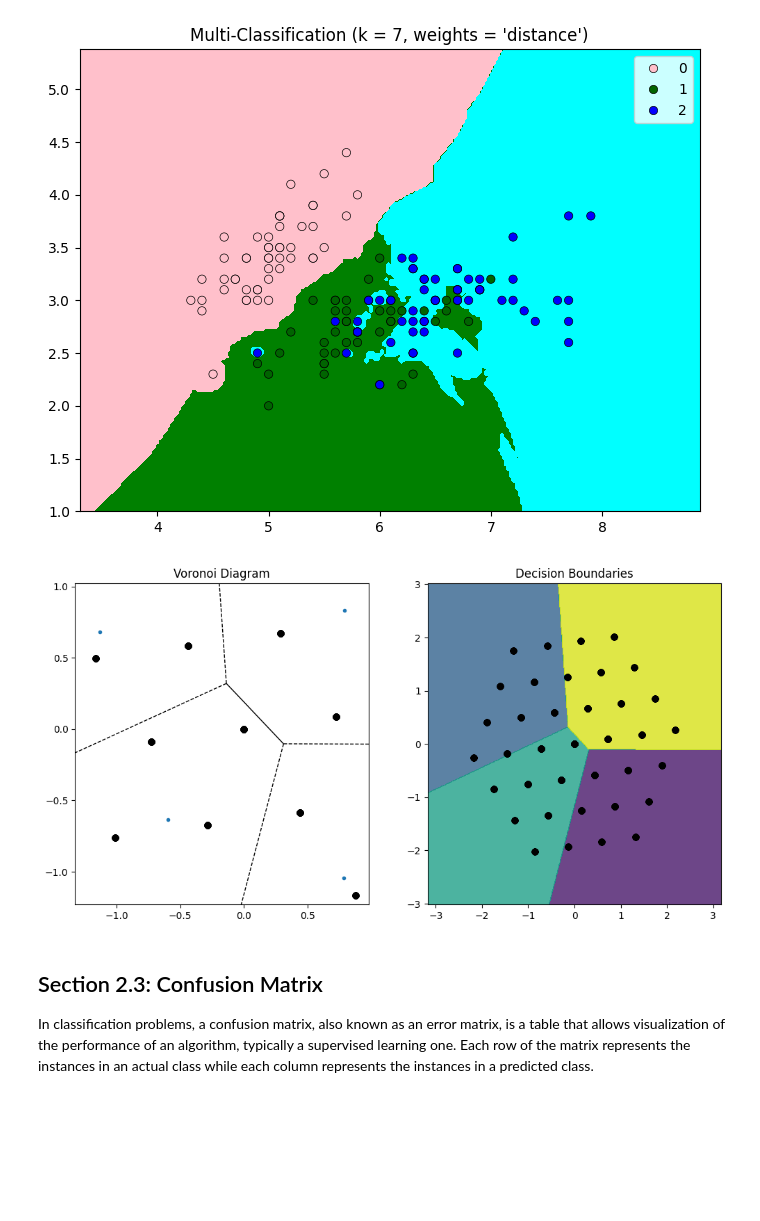
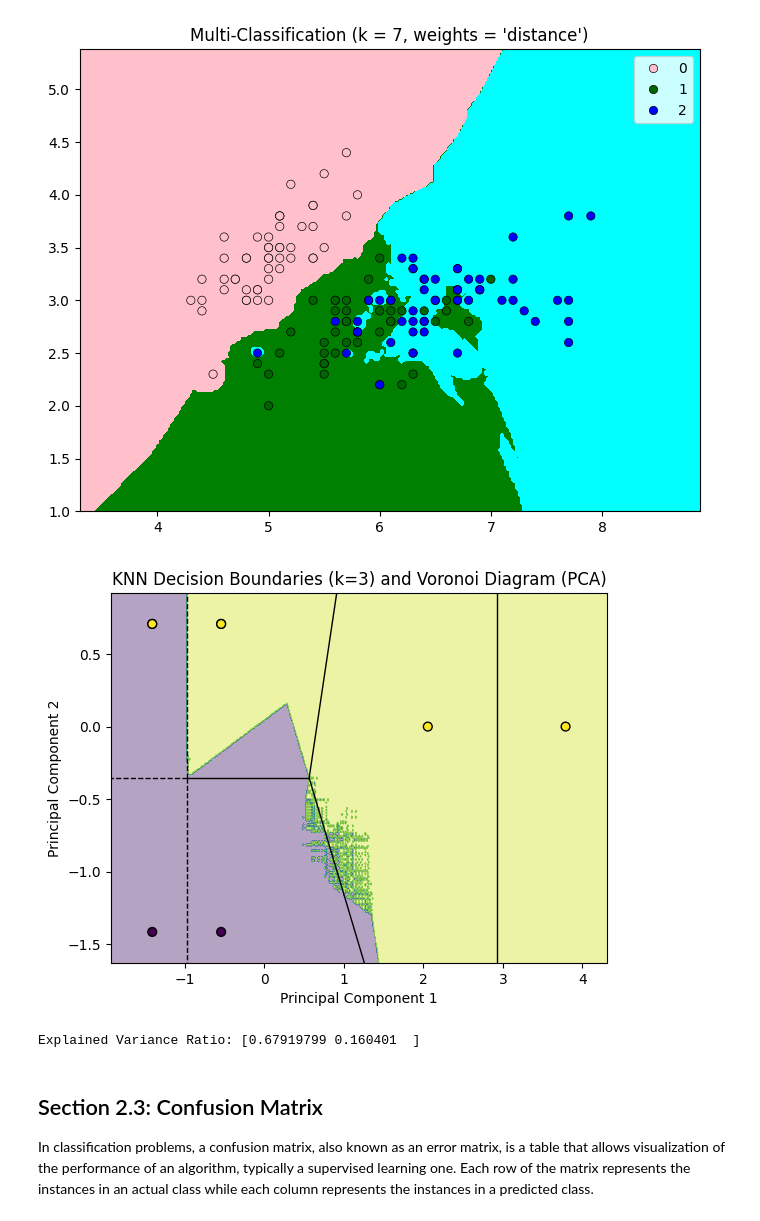
Before and after one commit to Arun2565/FMML_Projects_And_Labs, a Jupyter notebook: AIML_Module_3_Lab_2_Implementing_KNN_from_scratch_and_visualize_Algorithm_performance.ipynb, the cells around one changed output. Drawn from its saved outputs; the diff is of its cells as text; code cells hidden in the pictures; blank space fills up the shorter version.

```diff
--- a/AIML_Module_3_Lab_2_Implementing_KNN_from_scratch_and_visualize_Algorithm_performance.ipynb
+++ b/AIML_Module_3_Lab_2_Implementing_KNN_from_scratch_and_visualize_Algorithm_performance.ipynb
@@ -398,57 +339,54 @@ decision_boundary_plot(x_pts,y_pts,7)
 # %%
 ## TASK-2
 ## In the above cells, we saw the Voronoi diagram of the data and plotted the KNN decision boundaries
 ## by only considering two attributes of the dataset. You must be already familiar with PCA.
 ## Apply PCA on the dataset above to reduce it to two dimensions.
 ## Plot the Voronoi diagram and Decision boundaries after that.
-
-# Step 1: Import the required libraries to perform PCA
 import numpy as np
 import matplotlib.pyplot as plt
-from sklearn.preprocessing import StandardScaler
+from sklearn.neighbors import KNeighborsClassifier
 from sklearn.decomposition import PCA
-from sklearn.cluster import KMeans
 from scipy.spatial import Voronoi, voronoi_plot_2d
 
+# Sample Data (replace with your actual data)
+X = np.array([[1, 2, 3], [2, 3, 1], [3, 1, 2], [4, 4, 4], [5, 5, 5], [1.5, 2.5, 3.5], [2.5, 3.5, 1.5], [3.5, 1.5, 2.5]])  # 3 features
+y = np.array([0, 0, 1, 1, 1, 0, 0, 1])
 
-# Step 2: Standardize the data
-scaler = StandardScaler()
-X_scaled = scaler.fit_transform(X)
+# Apply PCA to reduce to 2 dimensions
+pca = PCA(n_components=2)
+X_pca = pca.fit_transform(X)
 
-# Step 3: Apply PCA to reduce to two dimensions
-pca = PCA(n_components=2)
-Z_pca = pca.fit_transform(X_scaled)
+# Train KNN classifier on the PCA-transformed data
+k = 3  # Example value for k
+knn = KNeighborsClassifier(n_neighbors=k)
+knn.fit(X_pca, y)
 
-# Step 4: Apply K-Means clustering
-kmeans = KMeans(n_clusters=4)
-kmeans.fit(Z_pca)
-centers = kmeans.cluster_centers_
+# Create meshgrid for plotting decision boundaries
+x_min, x_max = X_pca[:, 0].min() - 1, X_pca[:, 0].max() + 1
+y_min, y_max = X_pca[:, 1].min() - 1, X_pca[:, 1].max() + 1
+xx, yy = np.meshgrid(np.arange(x_min, x_max, 0.01),
+                     np.arange(y_min, y_max, 0.01))
+Z = knn.predict(np.c_[xx.ravel(), yy.ravel()])
+Z = Z.reshape(xx.shape)
 
-# Step 5: Plot Voronoi diagram
-vor = Voronoi(centers)
-plt.figure(figsize=(12, 6))
-plt.subplot(1, 2, 1)
-voronoi_plot_2d(vor, ax=plt.gca(), show_vertices=False)
-plt.scatter(Z_pca[:, 0], Z_pca[:, 1], c='black', edgecolors='k')
-plt.title('Voronoi Diagram')
+# Plot decision boundaries
+plt.contourf(xx, yy, Z, alpha=0.4)  # Filled contour for decision regions
+plt.scatter(X_pca[:, 0], X_pca[:, 1], c=y, edgecolors='k', s=40)  # Scatter plot of data points
 
-# Step 6: Plot decision boundaries
-x_min, x_max = Z_pca[:, 0].min() - 1, Z_pca[:, 0].max() + 1
-y_min, y_max = Z_pca[:, 1].min() - 1, Z_pca[:, 1].max() + 1
-xx, yy = np.meshgrid(np.arange(x_min, x_max, step=0.01),
-                     np.arange(y_min, y_max, step=0.01))
+# Calculate Voronoi diagram
+vor = Voronoi(X_pca)
+voronoi_plot_2d(vor, ax=plt.gca(), show_points=False, show_vertices=False)  # Plot Voronoi diagram
 
-# Predicting cluster labels for each point in the mesh grid
-Z_mesh = kmeans.predict(np.c_[xx.ravel(), yy.ravel()])
-Z_mesh = Z_mesh.reshape(xx.shape)
+plt.title(f'KNN Decision Boundaries (k={k}) and Voronoi Diagram (PCA)')
+plt.xlabel('Principal Component 1')
+plt.ylabel('Principal Component 2')
+plt.show()
 
-plt.subplot(1, 2, 2)
-plt.contourf(xx, yy, Z_mesh, alpha=0.8)
-plt.scatter(Z_pca[:, 0], Z_pca[:, 1], c='black', edgecolors='k')
-plt.title('Decision Boundaries')
-plt.show()
+# Print explained variance ratio
+print("Explained Variance Ratio:", pca.explained_variance_ratio_)
 # %% [output]
-[figure, old version]
+[figure, new version]
+Explained Variance Ratio: [0.67919799 0.160401  ]
 # %% [markdown]
 ## Section 2.3: Confusion Matrix
 In classification problems, a confusion matrix, also known as an error matrix, is a table that allows visualization of the performance of an algorithm, typically a supervised learning one. Each row of the matrix represents the instances in an actual class while each column represents the instances in a predicted class.
```
Also changed, not shown: parts of 13 cells of this notebook.
